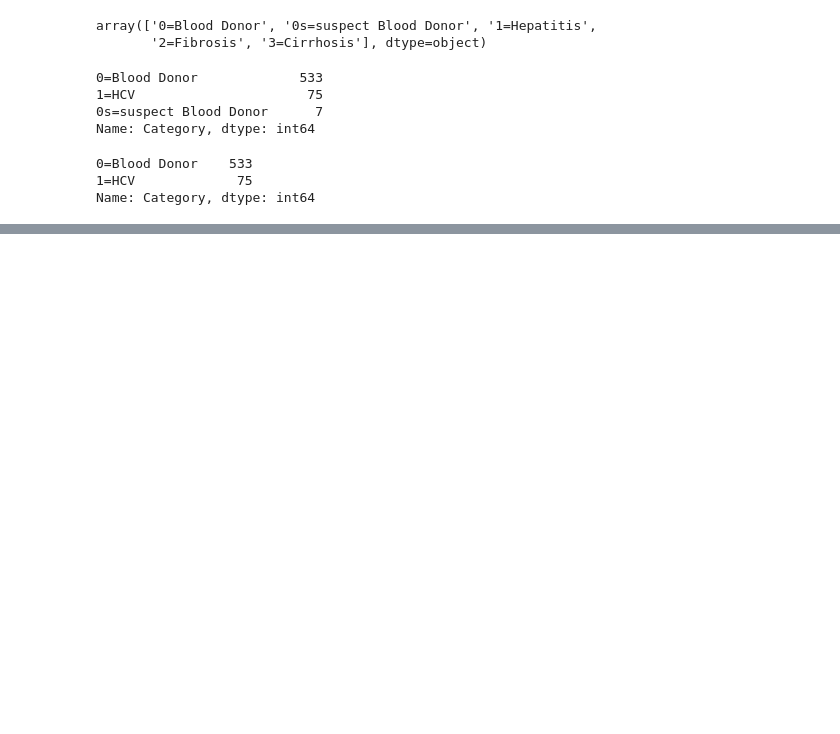
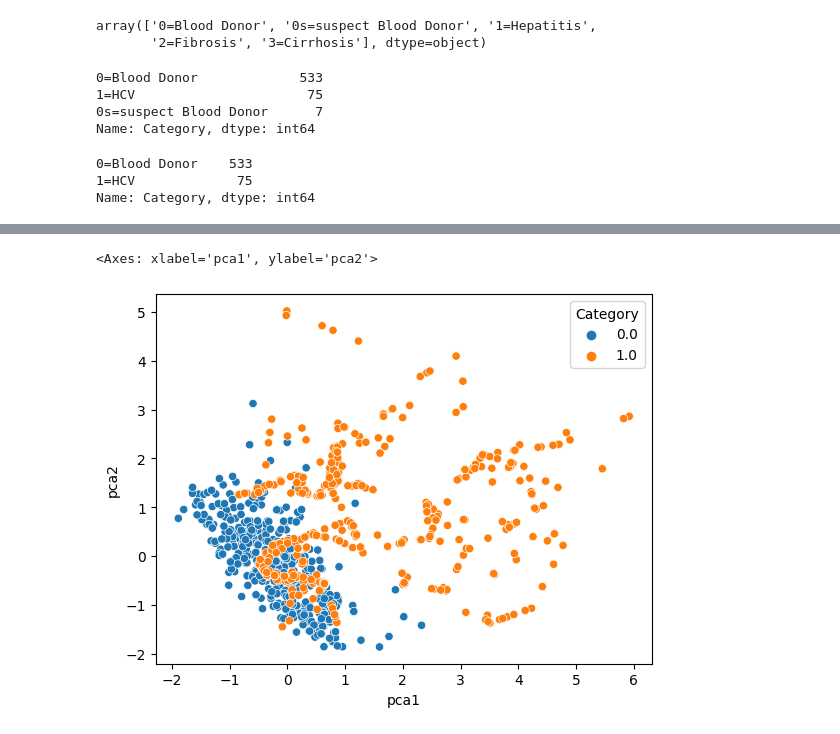
Before and after one commit to 11jolek11/BigDataHCVproject, a Jupyter notebook: BigDataHCV.ipynb, the cells around one changed output, grey strips where cells are left out. Cells and saved outputs as stored; diff of their text form; code cells hidden in the pictures; blank space fills up the shorter version.

Commit message:
SMOTE compare with PCA

```diff
--- a/BigDataHCV.ipynb
+++ b/BigDataHCV.ipynb
@@ -83,2 +95,11 @@ hcv.drop(columns=["Category"], inplace=True)
+# %%
+pca_pipeline = Pipeline(
+    [
+      ('scaler', StandardScaler()),
+      ('pca_dim_reduction', PCA(n_components=2)),
+    ]
+)
+
+hcv_pca = pd.DataFrame(pca_pipeline.fit_transform(hcv), columns = ['pca1', 'pca2'])
 # %%
 std_scaler = StandardScaler()
@@ -88,0 +110,10 @@ x_train, x_test, y_train, y_test = train_test_split(hcv, hcv_target, stratify=hc
+# %%
+# x_train, x_test, y_train, y_test = train_test_split(hcv, hcv_target, stratify=hcv_target)
+x_train, x_test, y_train, y_test = train_test_split(hcv_pca, hcv_target, stratify=hcv_target)
+
+x_train = std_scaler.fit_transform(x_train)
+x_test = std_scaler.transform(x_test)
+
+X_train_smt, Y_train_smt = smote.fit_resample(x_train, y_train)
+X_train_ada, Y_train_ada = adasyn.fit_resample(x_train, y_train)
+X_train_enn, Y_train_enn = smoteenn.fit_resample(x_train, y_train)
@@ -88,0 +160,6 @@ x_train, x_test, y_train, y_test = train_test_split(hcv, hcv_target, stratify=hc
+# %%
+temp = pd.DataFrame(X_train_smt, columns=['pca1', 'pca2'])
+sns.scatterplot(data=temp, x="pca1", y="pca2", hue=Y_train_smt)
+# %% [output]
+<Axes: xlabel='pca1', ylabel='pca2'>
+[figure, added]
```
Also changed, not shown: parts of 19 cells of this notebook.
